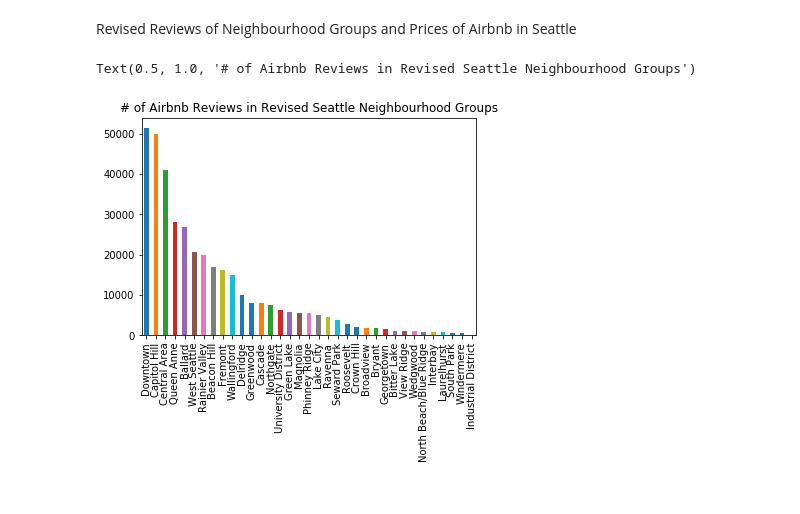
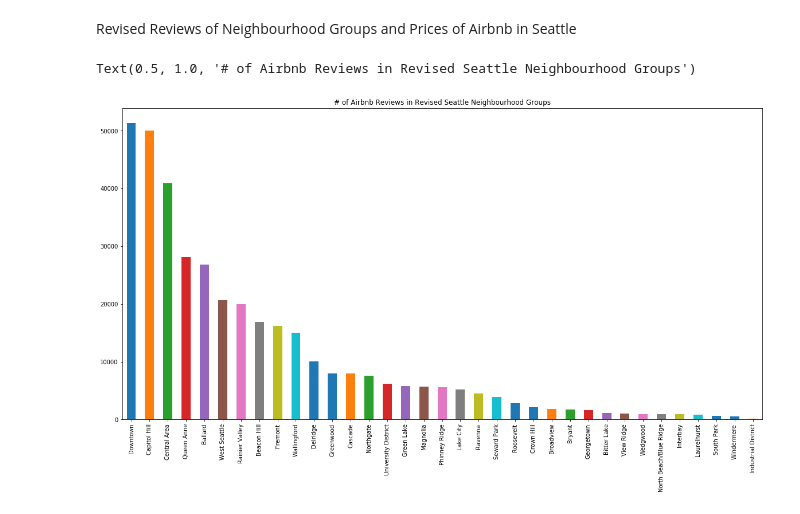
Before and after one commit to SimplifyData/Predict-Airbnb-Prices-in-Seattle, a Jupyter notebook: seattle_airbnb.ipynb, the cells around one changed output. Cells and saved outputs as stored; diff of their text form; code cells hidden in the pictures.

```diff
--- a/seattle_airbnb.ipynb
+++ b/seattle_airbnb.ipynb
@@ -578,8 +578,9 @@ Name: price, dtype: float64
 # %% [markdown]
 Revised Reviews of Neighbourhood Groups and Prices of Airbnb in Seattle
 # %%
-areas_and_reviews_cleaned.plot(kind = "bar")
+areas_and_reviews_cleaned.plot(kind = "bar", figsize = (20,10), legend = )
+
 plt.title("# of Airbnb Reviews in Revised Seattle Neighbourhood Groups")
 # %% [output]
 Text(0.5, 1.0, '# of Airbnb Reviews in Revised Seattle Neighbourhood Groups')
-[figure, old version]
+[figure, new version]
```
